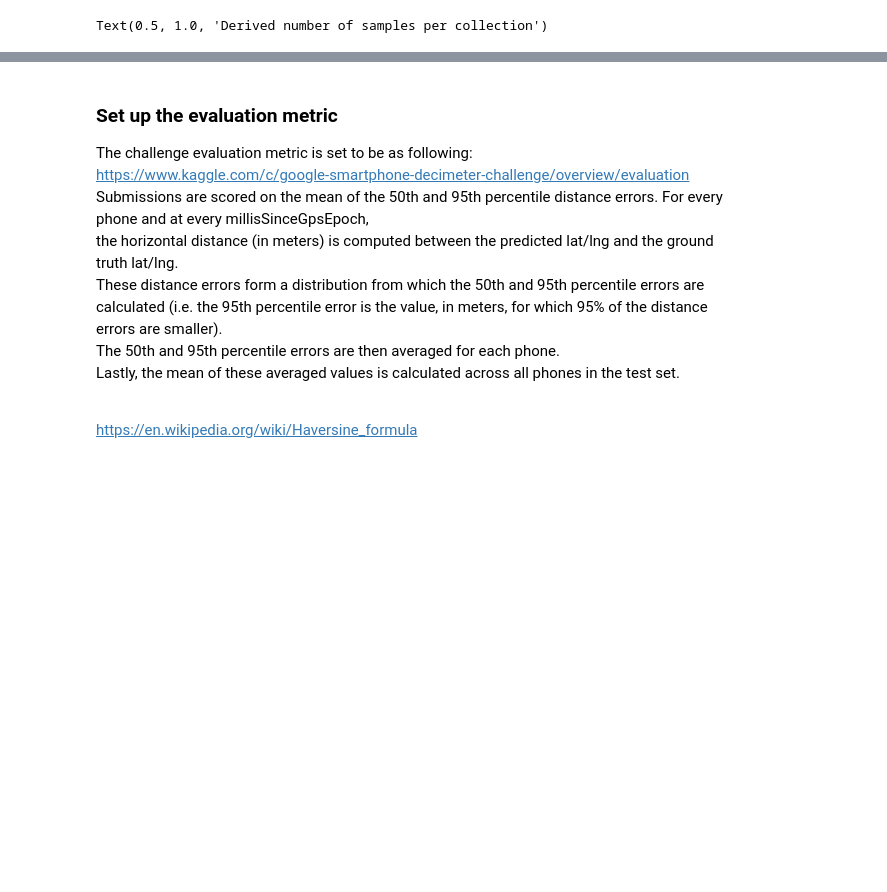
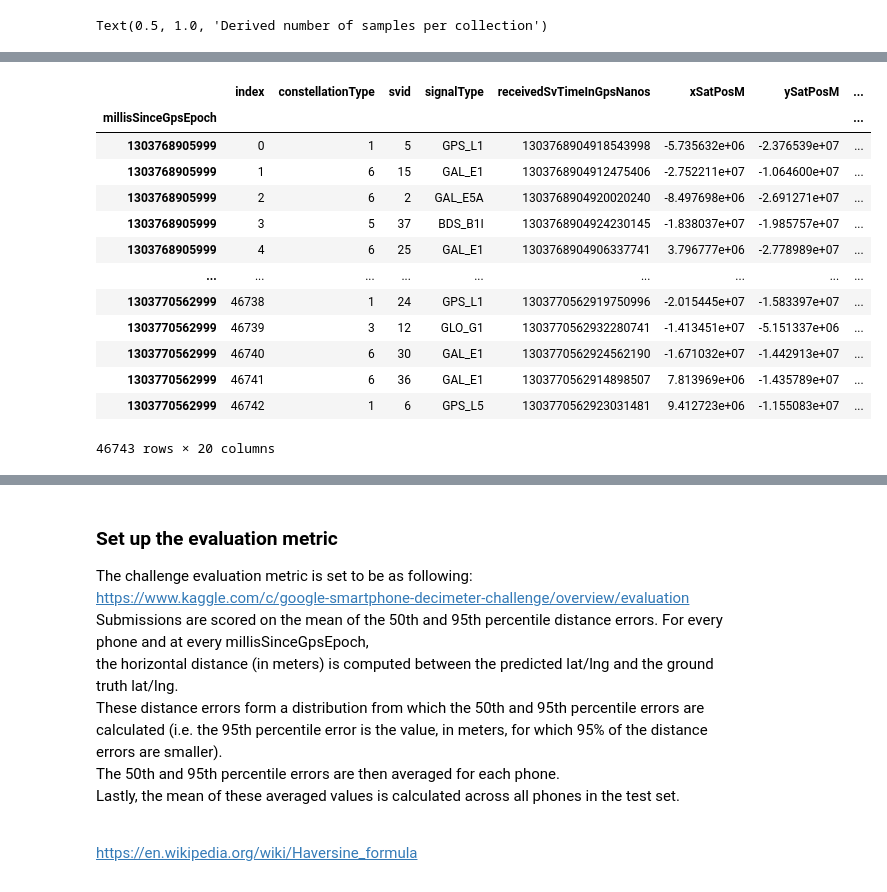
Before and after one commit to shacharhelmer/GNSS-Google, a Jupyter notebook: googlegnss.ipynb, the cells around one changed output, grey strips where cells are left out. Drawn from its saved outputs; the diff is of its cells as text; code cells hidden in the pictures; blank space fills up the shorter version.

Commit message:
updated googlegnss from linmodelscv to exist in main:

```diff
--- a/googlegnss.ipynb
+++ b/googlegnss.ipynb
@@ -246,0 +491,6 @@ Dropped 12460 duplicate measurements
+# %%
+sample = derived[['collectionName', 'phoneName']].sample()
+df = derived.set_index(['collectionName', 'phoneName', 'millisSinceGpsEpoch']).loc[sample.values[0,0], sample.values[0,1]]
+df.reset_index(inplace=True)
+df['rawPrM_norm'] = (df['rawPrM']-df['rawPrM'].min())/(df['rawPrM'].max()-df['rawPrM'].min())
+df['millisSinceGpsEpoch'] = (df['millisSinceGpsEpoch']-df['millisSinceGpsEpoch'].min())/1000
@@ -271 +557,4 @@ Text(0.5, 1.0, 'Derived number of samples per collection')
+# %%
+constellations = pd.read_csv('./google-smartphone-decimeter-challenge/metadata/constellation_type_mapping.csv')
+derived = derived.merge(constellations, on='constellationType', how='left')
 # %% [markdown]
@@ -317,0 +639,20 @@ sns.boxplot(data=pd.melt(derived[['rawPrM']]), x='variable',  y='value', ax= axs
+# %%
+grnd = ground.set_index(['collectionName', 'phoneName', 'millisSinceGpsEpoch'])
+drvd = derived.set_index(['collectionName', 'phoneName', 'millisSinceGpsEpoch'])
+# %%
+drvd.loc[('2021-04-29-US-MTV-1', 'SamsungS20Ultra')]
+# %% [output]
+|  | index | constellationType | svid | signalType | receivedSvTimeInGpsNanos | xSatPosM | ySatPosM | ... |
+| millisSinceGpsEpoch |  |  |  |  |  |  |  | ... |
+| 1303768905999 | 0 | 1 | 5 | GPS_L1 | 1303768904918543998 | -5.735632e+06 | -2.376539e+07 | ... |
+| 1303768905999 | 1 | 6 | 15 | GAL_E1 | 1303768904912475406 | -2.752211e+07 | -1.064600e+07 | ... |
+| 1303768905999 | 2 | 6 | 2 | GAL_E5A | 1303768904920020240 | -8.497698e+06 | -2.691271e+07 | ... |
+| 1303768905999 | 3 | 5 | 37 | BDS_B1I | 1303768904924230145 | -1.838037e+07 | -1.985757e+07 | ... |
+| 1303768905999 | 4 | 6 | 25 | GAL_E1 | 1303768904906337741 | 3.796777e+06 | -2.778989e+07 | ... |
+| ... | ... | ... | ... | ... | ... | ... | ... | ... |
+| 1303770562999 | 46738 | 1 | 24 | GPS_L1 | 1303770562919750996 | -2.015445e+07 | -1.583397e+07 | ... |
+| 1303770562999 | 46739 | 3 | 12 | GLO_G1 | 1303770562932280741 | -1.413451e+07 | -5.151337e+06 | ... |
+| 1303770562999 | 46740 | 6 | 30 | GAL_E1 | 1303770562924562190 | -1.671032e+07 | -1.442913e+07 | ... |
+| 1303770562999 | 46741 | 6 | 36 | GAL_E1 | 1303770562914898507 | 7.813969e+06 | -1.435789e+07 | ... |
+| 1303770562999 | 46742 | 1 | 6 | GPS_L5 | 1303770562923031481 | 9.412723e+06 | -1.155083e+07 | ... |
+46743 rows × 20 columns
```
Also changed, not shown: parts of 174 cells of this notebook.
